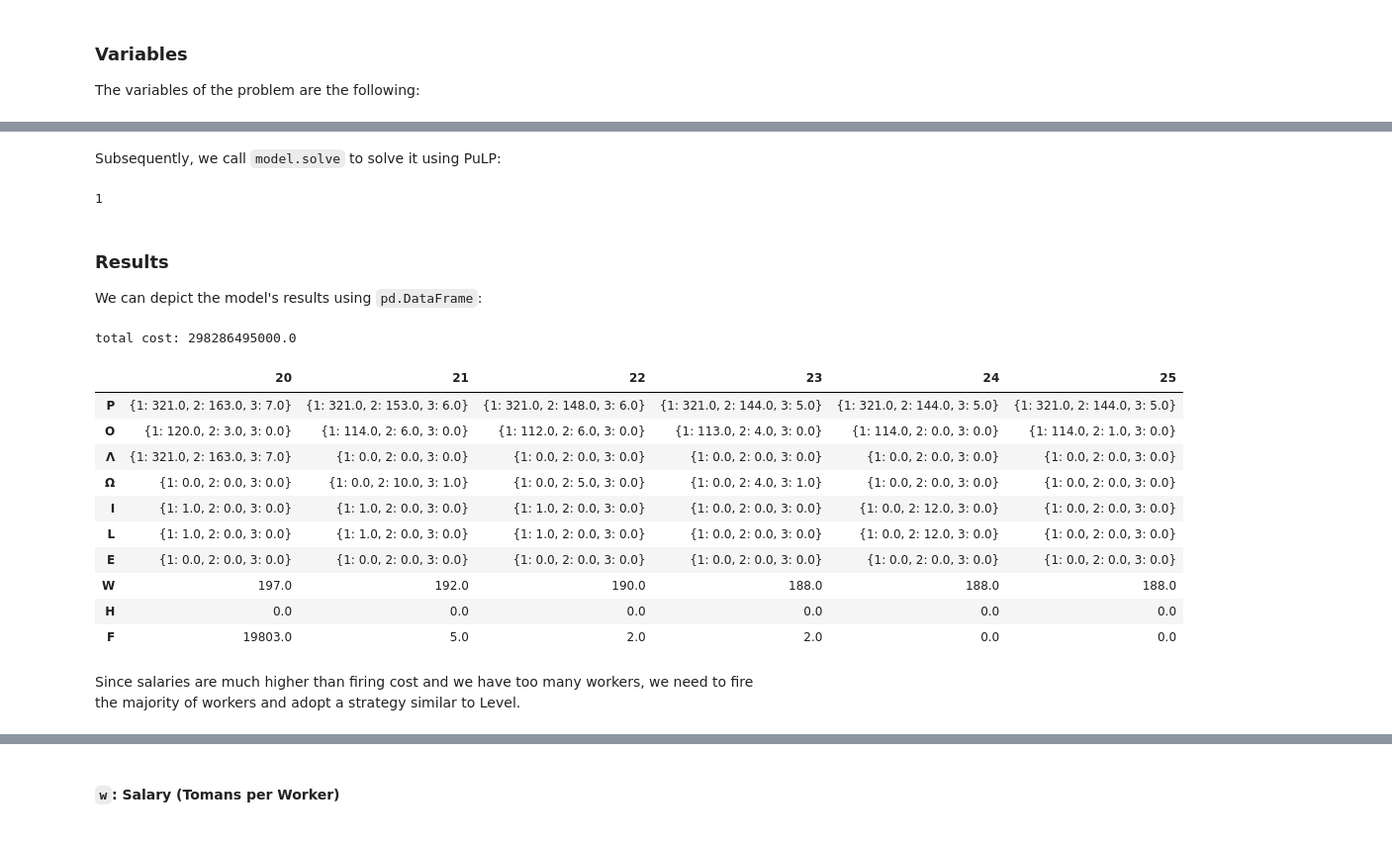
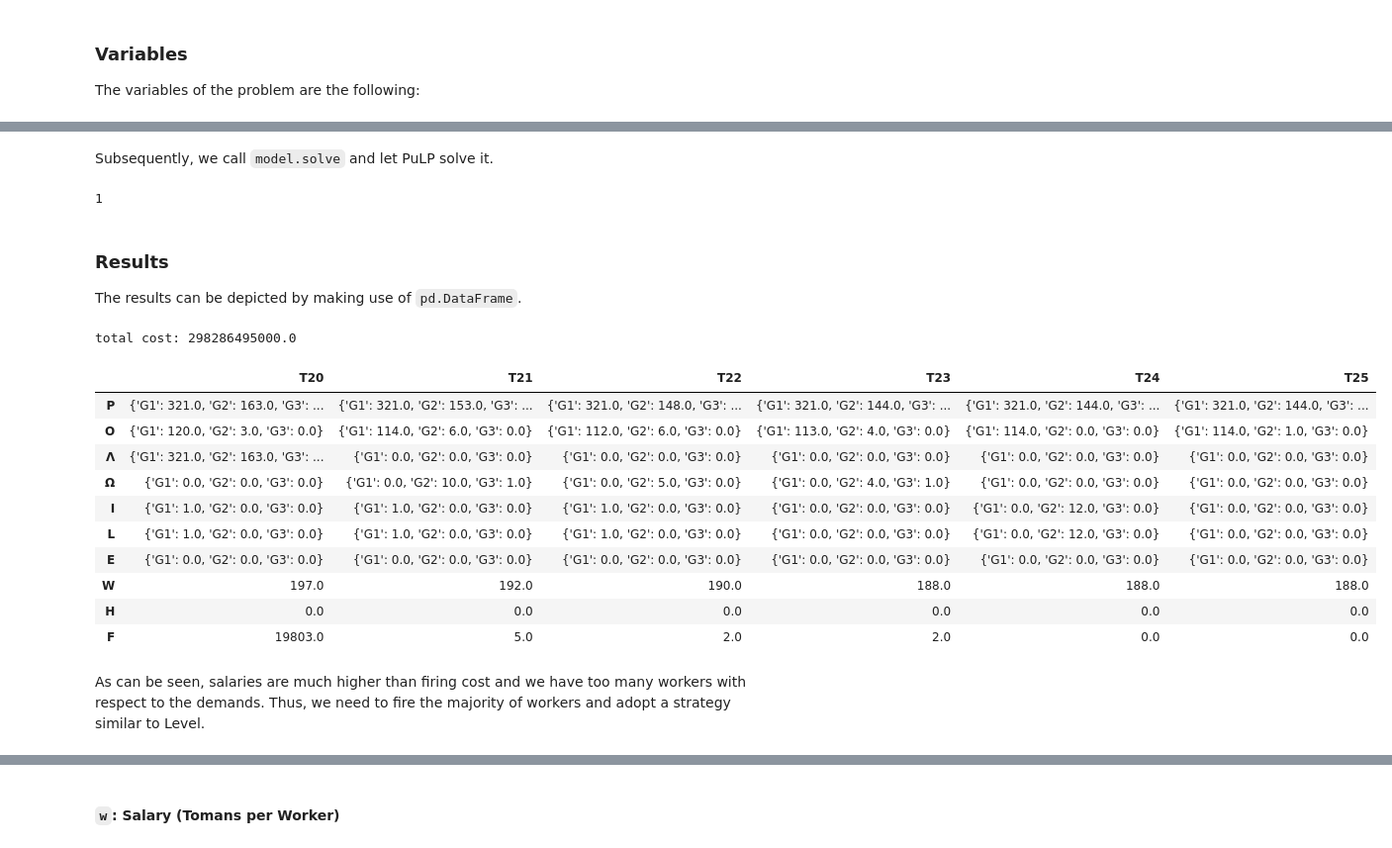
Before and after one commit to Hawmex/aut_pp_project, a Jupyter notebook: phase_2/notebook.ipynb, the cells around one changed output, grey strips where cells are left out. Shown: that part at 99% size. Drawn from its saved outputs; the diff is of its cells as text; code cells hidden in the pictures.

Commit message:
Improve phase_2 notebook

```diff
--- a/phase_2/notebook.ipynb
+++ b/phase_2/notebook.ipynb
@@ -49,22 +53,18 @@ phase_1_output
 
 The presets of the problem are the following:
 # %%
-selector = [
-    "G1 Forecast (WMA)",
-    "G2 Forecast (ALR)",
-    "G3 Forecast (ALR)",
-]                                                   # the optimal forecasting methods according
-                                                    # to the results from the last phase
+# the optimal forecasting methods according to the results from the first phase
+selector = ["G1 Forecast (WMA)", "G2 Forecast (ALR)", "G3 Forecast (ALR)"]
 
-T = range(20, 26)                                   # periods
-G = range(1, 4)                                     # groups
+T = range(20, 26)  # periods
+G = range(1, 4)  # product groups
 
 D = (
     phase_1_output[selector]
-        .rename(columns=dict(zip(selector, G)))
-        .transpose()
-        .pipe(np.ceil)[T]
-)                                                   # demands
+    .rename(columns=dict(zip(selector, G)))
+    .transpose()
+    .pipe(np.ceil)[T]
+)  # demands
 # %% [markdown]
 ### Variables
 
@@ -133,45 +163,49 @@ Now, we can get our model by calling `get_model`:
 # %%
 model = get_model()
 # %% [markdown]
-Subsequently, we call `model.solve` to solve it using PuLP:
+Subsequently, we call `model.solve` and let PuLP solve it.
 # %%
 model.solve()
 # %% [output]
 1
-# %% [markdown]
-### Results
-
-We can depict the model's results using `pd.DataFrame`:
+# %% [markdown]
+### Results
+
+The results can be depicted by making use of `pd.DataFrame`.
 # %%
 print("total cost:", model.objective.value())
 
-pd.DataFrame({
-    "P": {t: {g: P[t][g].value() for g in G} for t in T},
-    "O": {t: {g: O[t][g].value() for g in G} for t in T},
-    "Λ": {t: {g: Λ[t][g].value() for g in G} for t in T},
-    "Ω": {t: {g: Ω[t][g].value() for g in G} for t in T},
-    "I": {t: {g: I[t][g].value() for g in G} for t in T},
-    "L": {t: {g: L[t][g].value() for g in G} for t in T},
-    "E": {t: {g: E[t][g].value() for g in G} for t in T},
-    "W": {t: W[t].value() for t in T},
-    "H": {t: H[t].value() for t in T},
-    "F": {t: F[t].value() for t in T},
-}).transpose()
+pd.DataFrame(
+    {
+        "P": {f"T{t}": {f"G{g}": P[t][g].value() for g in G} for t in T},
+        "O": {f"T{t}": {f"G{g}": O[t][g].value() for g in G} for t in T},
+        "Λ": {f"T{t}": {f"G{g}": Λ[t][g].value() for g in G} for t in T},
+        "Ω": {f"T{t}": {f"G{g}": Ω[t][g].value() for g in G} for t in T},
+        "I": {f"T{t}": {f"G{g}": I[t][g].value() for g in G} for t in T},
+        "L": {f"T{t}": {f"G{g}": L[t][g].value() for g in G} for t in T},
+        "E": {f"T{t}": {f"G{g}": E[t][g].value() for g in G} for t in T},
+        "W": {f"T{t}": W[t].value() for t in T},
+        "H": {f"T{t}": H[t].value() for t in T},
+        "F": {f"T{t}": F[t].value() for t in T},
+    }
+).transpose()
 # %% [output]
 total cost: 298286495000.0
-|  | 20 | 21 | 22 | 23 | 24 | 25 |
-| P | {1: 321.0, 2: 163.0, 3: 7.0} | {1: 321.0, 2: 153.0, 3: 6.0} | {1: 321.0, 2: 148.0, 3: 6.0} | {1: 321.0, 2: 144.0, 3: 5.0} | {1: 321.0, 2: 144.0, 3: 5.0} | {1: 321.0, 2: 144.0, 3: 5.0} |
-| O | {1: 120.0, 2: 3.0, 3: 0.0} | {1: 114.0, 2: 6.0, 3: 0.0} | {1: 112.0, 2: 6.0, 3: 0.0} | {1: 113.0, 2: 4.0, 3: 0.0} | {1: 114.0, 2: 0.0, 3: 0.0} | {1: 114.0, 2: 1.0, 3: 0.0} |
-| Λ | {1: 321.0, 2: 163.0, 3: 7.0} | {1: 0.0, 2: 0.0, 3: 0.0} | {1: 0.0, 2: 0.0, 3: 0.0} | {1: 0.0, 2: 0.0, 3: 0.0} | {1: 0.0, 2: 0.0, 3: 0.0} | {1: 0.0, 2: 0.0, 3: 0.0} |
-| Ω | {1: 0.0, 2: 0.0, 3: 0.0} | {1: 0.0, 2: 10.0, 3: 1.0} | {1: 0.0, 2: 5.0, 3: 0.0} | {1: 0.0, 2: 4.0, 3: 1.0} | {1: 0.0, 2: 0.0, 3: 0.0} | {1: 0.0, 2: 0.0, 3: 0.0} |
-| I | {1: 1.0, 2: 0.0, 3: 0.0} | {1: 1.0, 2: 0.0, 3: 0.0} | {1: 1.0, 2: 0.0, 3: 0.0} | {1: 0.0, 2: 0.0, 3: 0.0} | {1: 0.0, 2: 12.0, 3: 0.0} | {1: 0.0, 2: 0.0, 3: 0.0} |
-| L | {1: 1.0, 2: 0.0, 3: 0.0} | {1: 1.0, 2: 0.0, 3: 0.0} | {1: 1.0, 2: 0.0, 3: 0.0} | {1: 0.0, 2: 0.0, 3: 0.0} | {1: 0.0, 2: 12.0, 3: 0.0} | {1: 0.0, 2: 0.0, 3: 0.0} |
-| E | {1: 0.0, 2: 0.0, 3: 0.0} | {1: 0.0, 2: 0.0, 3: 0.0} | {1: 0.0, 2: 0.0, 3: 0.0} | {1: 0.0, 2: 0.0, 3: 0.0} | {1: 0.0, 2: 0.0, 3: 0.0} | {1: 0.0, 2: 0.0, 3: 0.0} |
+|  | T20 | T21 | T22 | T23 | T24 | T25 |
+| P | {'G1': 321.0, 'G2': 163.0, 'G3': ... | {'G1': 321.0, 'G2': 153.0, 'G3': ... | {'G1': 321.0, 'G2': 148.0, 'G3': ... | {'G1': 321.0, 'G2': 144.0, 'G3': ... | {'G1': 321.0, 'G2': 144.0, 'G3': ... | {'G1': 321.0, 'G2': 144.0, 'G3': ... |
+| O | {'G1': 120.0, 'G2': 3.0, 'G3': 0.0} | {'G1': 114.0, 'G2': 6.0, 'G3': 0.0} | {'G1': 112.0, 'G2': 6.0, 'G3': 0.0} | {'G1': 113.0, 'G2': 4.0, 'G3': 0.0} | {'G1': 114.0, 'G2': 0.0, 'G3': 0.0} | {'G1': 114.0, 'G2': 1.0, 'G3': 0.0} |
+| Λ | {'G1': 321.0, 'G2': 163.0, 'G3': ... | {'G1': 0.0, 'G2': 0.0, 'G3': 0.0} | {'G1': 0.0, 'G2': 0.0, 'G3': 0.0} | {'G1': 0.0, 'G2': 0.0, 'G3': 0.0} | {'G1': 0.0, 'G2': 0.0, 'G3': 0.0} | {'G1': 0.0, 'G2': 0.0, 'G3': 0.0} |
+| Ω | {'G1': 0.0, 'G2': 0.0, 'G3': 0.0} | {'G1': 0.0, 'G2': 10.0, 'G3': 1.0} | {'G1': 0.0, 'G2': 5.0, 'G3': 0.0} | {'G1': 0.0, 'G2': 4.0, 'G3': 1.0} | {'G1': 0.0, 'G2': 0.0, 'G3': 0.0} | {'G1': 0.0, 'G2': 0.0, 'G3': 0.0} |
+| I | {'G1': 1.0, 'G2': 0.0, 'G3': 0.0} | {'G1': 1.0, 'G2': 0.0, 'G3': 0.0} | {'G1': 1.0, 'G2': 0.0, 'G3': 0.0} | {'G1': 0.0, 'G2': 0.0, 'G3': 0.0} | {'G1': 0.0, 'G2': 12.0, 'G3': 0.0} | {'G1': 0.0, 'G2': 0.0, 'G3': 0.0} |
+| L | {'G1': 1.0, 'G2': 0.0, 'G3': 0.0} | {'G1': 1.0, 'G2': 0.0, 'G3': 0.0} | {'G1': 1.0, 'G2': 0.0, 'G3': 0.0} | {'G1': 0.0, 'G2': 0.0, 'G3': 0.0} | {'G1': 0.0, 'G2': 12.0, 'G3': 0.0} | {'G1': 0.0, 'G2': 0.0, 'G3': 0.0} |
+| E | {'G1': 0.0, 'G2': 0.0, 'G3': 0.0} | {'G1': 0.0, 'G2': 0.0, 'G3': 0.0} | {'G1': 0.0, 'G2': 0.0, 'G3': 0.0} | {'G1': 0.0, 'G2': 0.0, 'G3': 0.0} | {'G1': 0.0, 'G2': 0.0, 'G3': 0.0} | {'G1': 0.0, 'G2': 0.0, 'G3': 0.0} |
 | W | 197.0 | 192.0 | 190.0 | 188.0 | 188.0 | 188.0 |
 | H | 0.0 | 0.0 | 0.0 | 0.0 | 0.0 | 0.0 |
 | F | 19803.0 | 5.0 | 2.0 | 2.0 | 0.0 | 0.0 |
 # %% [markdown]
-Since salaries are much higher than firing cost and we have too many workers, we need to fire the majority of workers and adopt a strategy similar to Level.
+As can be seen, salaries are much higher than firing cost and we have too many
+workers with respect to the demands. Thus, we need to fire the majority of
+workers and adopt a strategy similar to Level.
 # %% [markdown]
 ### Sensitivity Analysis
 
```
Also changed, not shown: parts of 10 cells of this notebook, 1 other file.
